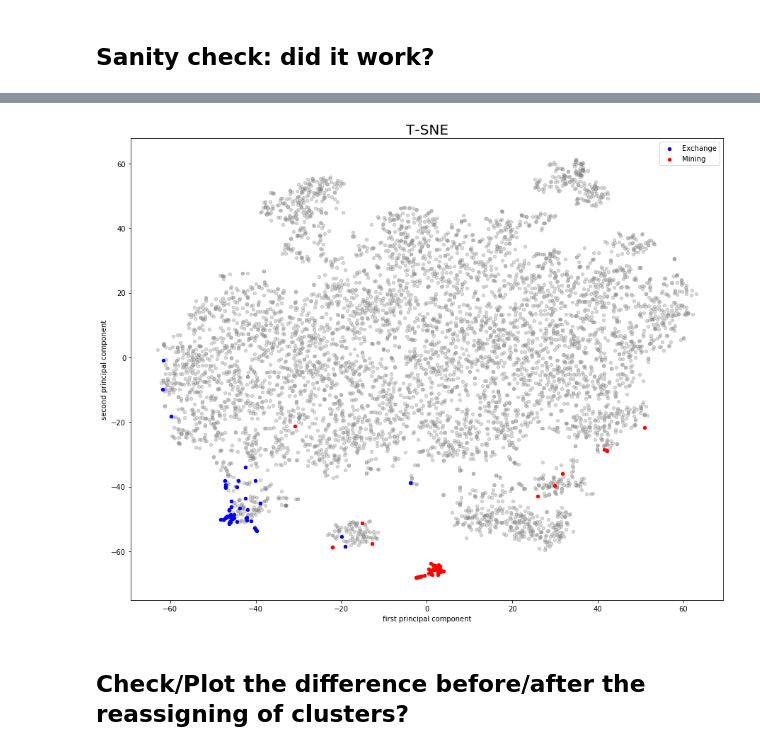
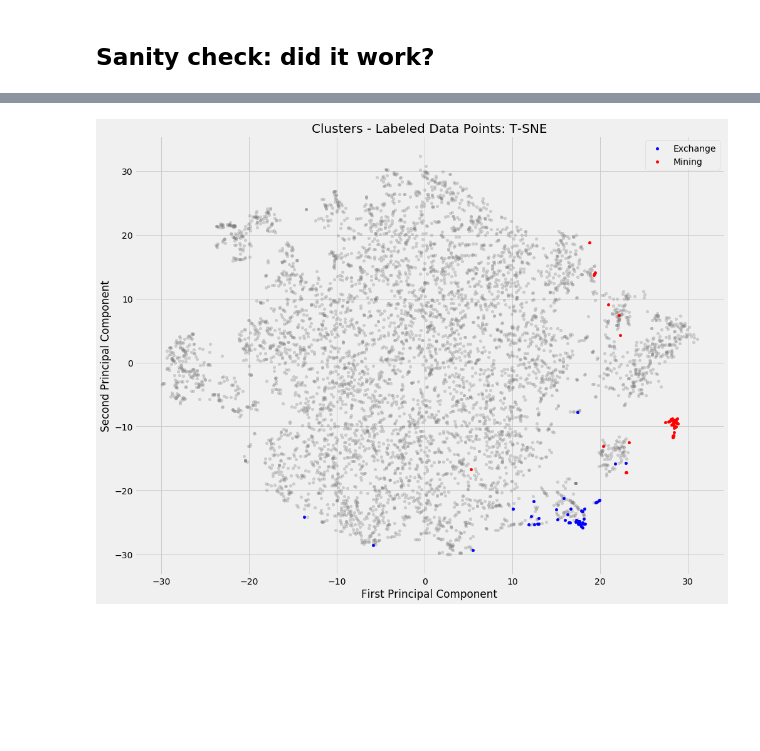
Before and after one commit to ThomasDelatte/ethereum-analytics, a Jupyter notebook: notebooks/clustering_and_tsne.ipynb, the cells around one changed output, grey strips where cells are left out. Drawn from its saved outputs; the diff is of its cells as text; code cells hidden in the pictures; blank space fills up the shorter version.

```diff
--- a/notebooks/clustering_and_tsne.ipynb
+++ b/notebooks/clustering_and_tsne.ipynb
@@ -191,2 +144,2 @@ clusters, centers = cop_kmeans(dataset=results_cop, k=7, ml=must_link, cl=cannot
 # %%
-tsne_results = calc_tsne(results_cop, perplexity=50, n_iter=2000)
+tsne_results_cop = calc_tsne(data_cop, perplexity=50)
@@ -212,13 +150,4 @@ plot_tsne(clusters, tsne_results_cop)
 # %% [markdown]
 ## Sanity check: did it work?
 # %%
-assign_cluster_to_data(dataset, clusters)
+df_new_clusters = add_clusters_to_df(dataset, clusters)
-# %%
-categs = ("Exchange", "Mining")
-colors = ("blue", "red")
-
-d = {}
-for cat in categs:
-    d[cat] = find_category_of_cluster_cop(clusters, dataset, category=cat)
-
-clusters_of_interest = list(d.values())
@@ -244,9 +176,7 @@ cluster number   7   number of type found: 0    cluster size: 147   label densit
 # %%
-dflabel_cop = dataset[dataset["Entity"].notnull()]
-dflabel_cop = dflabel[["ethereum_address", "Entity"]]
+dflabel_cop = df_new_clusters[df_new_clusters["Entity"].notnull()]
+dflabel_cop = dflabel_cop[["ethereum_address", "Entity"]]
 # %%
-plot_tsne_with_labels(tsne_results_cop, dataset, dflabel_cop, categs, colors)
+plot_tsne_with_labels(tsne_results_cop, df_new_clusters, dflabel_cop, categs, colors)
 # %% [output]
-[figure, old version]
+[figure, new version]
-# %% [markdown]
-## Check/Plot the difference before/after the reassigning of clusters?
```
Also changed, not shown: parts of 29 cells of this notebook.
